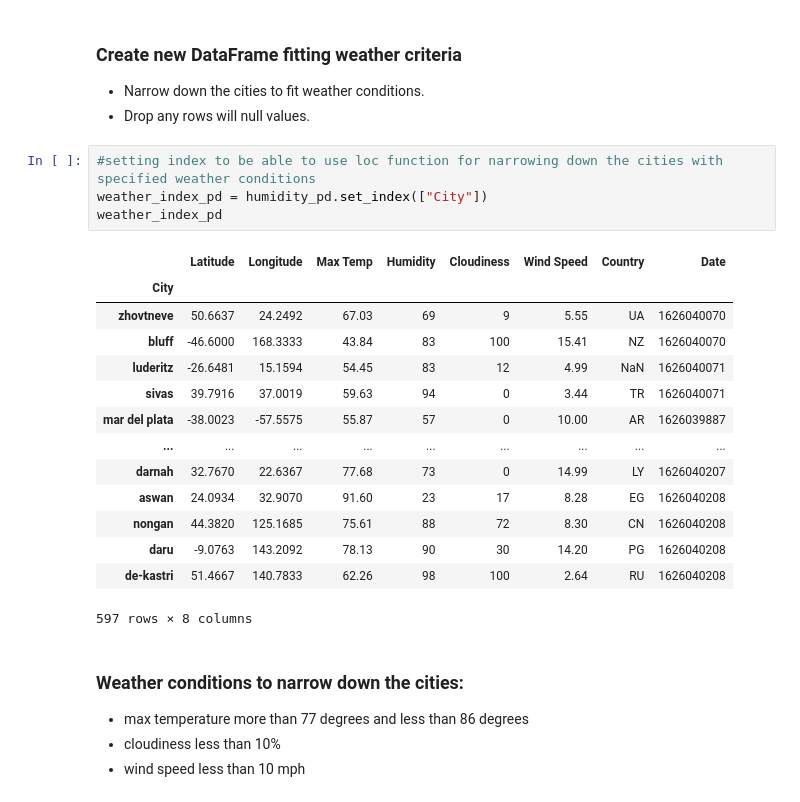
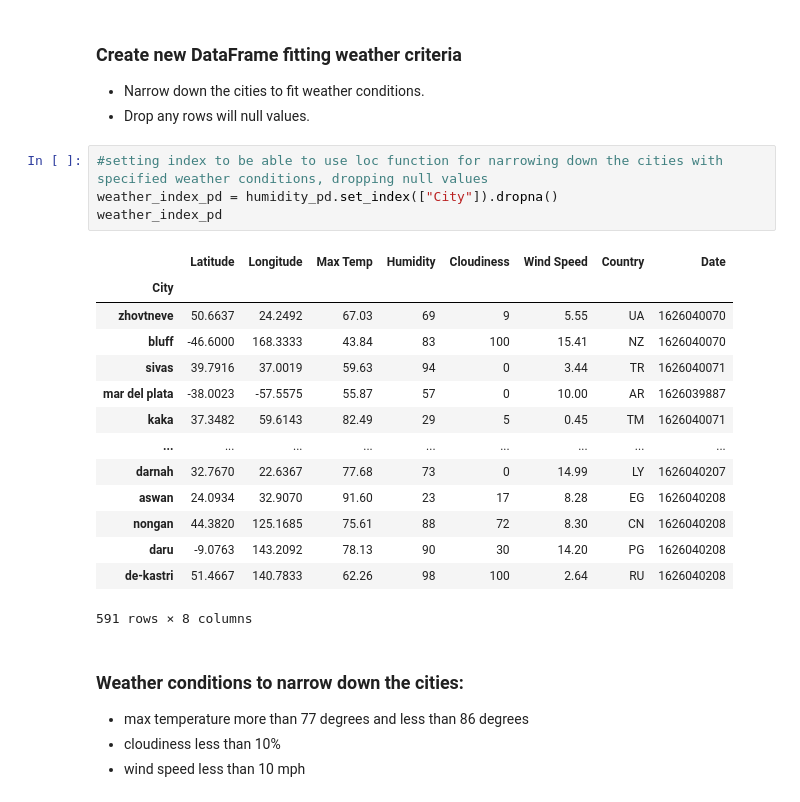
Before and after one commit to DasaSimo/python-api-challenge, a Jupyter notebook: VacationPy/VacationPy.ipynb, the cells around one changed output. Saved outputs shown, nothing was run; the diff lists cells and outputs as text.

```diff
--- a/VacationPy/VacationPy.ipynb
+++ b/VacationPy/VacationPy.ipynb
@@ -66,24 +61,24 @@ fig
 * Narrow down the cities to fit weather conditions.
 * Drop any rows will null values.
 # %%
-#setting index to be able to use loc function for narrowing down the cities with specified weather conditions
-weather_index_pd = humidity_pd.set_index(["City"])
+#setting index to be able to use loc function for narrowing down the cities with specified weather conditions, dropping null values
+weather_index_pd = humidity_pd.set_index(["City"]).dropna()
 weather_index_pd
 # %% [output]
 |  | Latitude | Longitude | Max Temp | Humidity | Cloudiness | Wind Speed | Country | Date |
 | City |  |  |  |  |  |  |  |  |
 | zhovtneve | 50.6637 | 24.2492 | 67.03 | 69 | 9 | 5.55 | UA | 1626040070 |
 | bluff | -46.6000 | 168.3333 | 43.84 | 83 | 100 | 15.41 | NZ | 1626040070 |
-| luderitz | -26.6481 | 15.1594 | 54.45 | 83 | 12 | 4.99 | NaN | 1626040071 |
 | sivas | 39.7916 | 37.0019 | 59.63 | 94 | 0 | 3.44 | TR | 1626040071 |
 | mar del plata | -38.0023 | -57.5575 | 55.87 | 57 | 0 | 10.00 | AR | 1626039887 |
+| kaka | 37.3482 | 59.6143 | 82.49 | 29 | 5 | 0.45 | TM | 1626040071 |
 | ... | ... | ... | ... | ... | ... | ... | ... | ... |
 | darnah | 32.7670 | 22.6367 | 77.68 | 73 | 0 | 14.99 | LY | 1626040207 |
 | aswan | 24.0934 | 32.9070 | 91.60 | 23 | 17 | 8.28 | EG | 1626040208 |
 | nongan | 44.3820 | 125.1685 | 75.61 | 88 | 72 | 8.30 | CN | 1626040208 |
 | daru | -9.0763 | 143.2092 | 78.13 | 90 | 30 | 14.20 | PG | 1626040208 |
 | de-kastri | 51.4667 | 140.7833 | 62.26 | 98 | 100 | 2.64 | RU | 1626040208 |
-597 rows × 8 columns
+591 rows × 8 columns
 # %% [markdown]
 ### Weather conditions to narrow down the cities:
 * max temperature more than 77 degrees and less than 86 degrees
```
Also changed, not shown: parts of 4 cells of this notebook, 2 other files.
